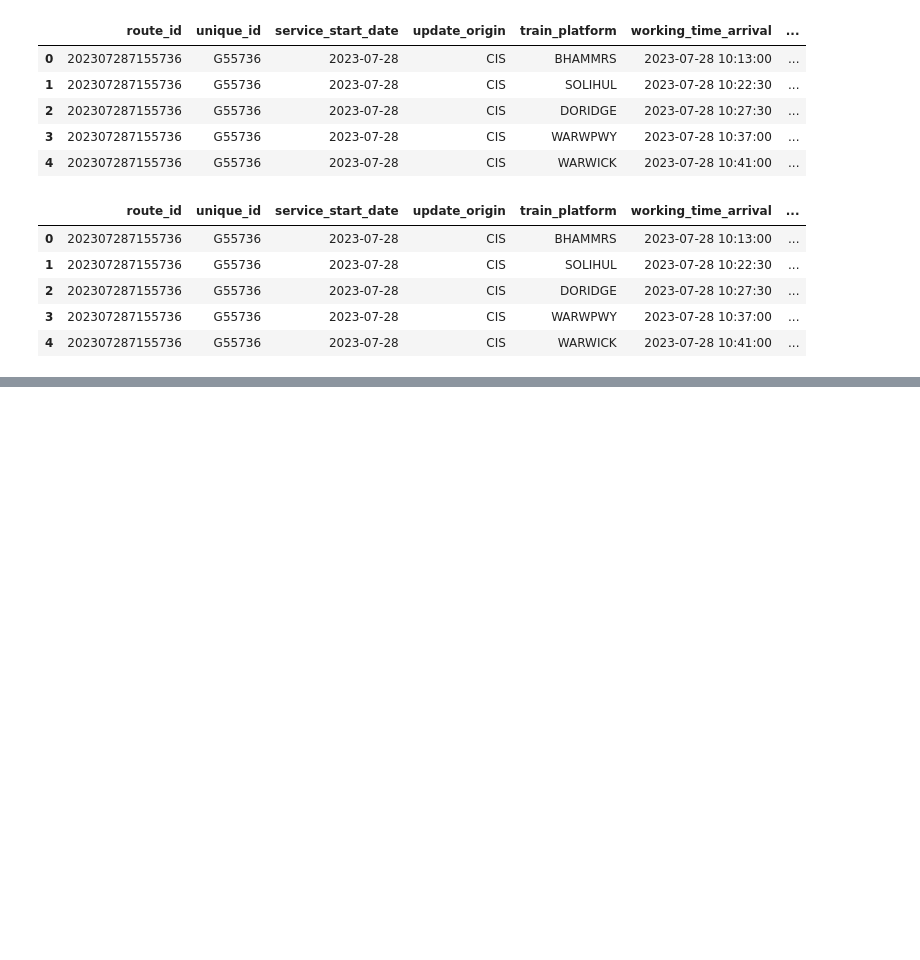
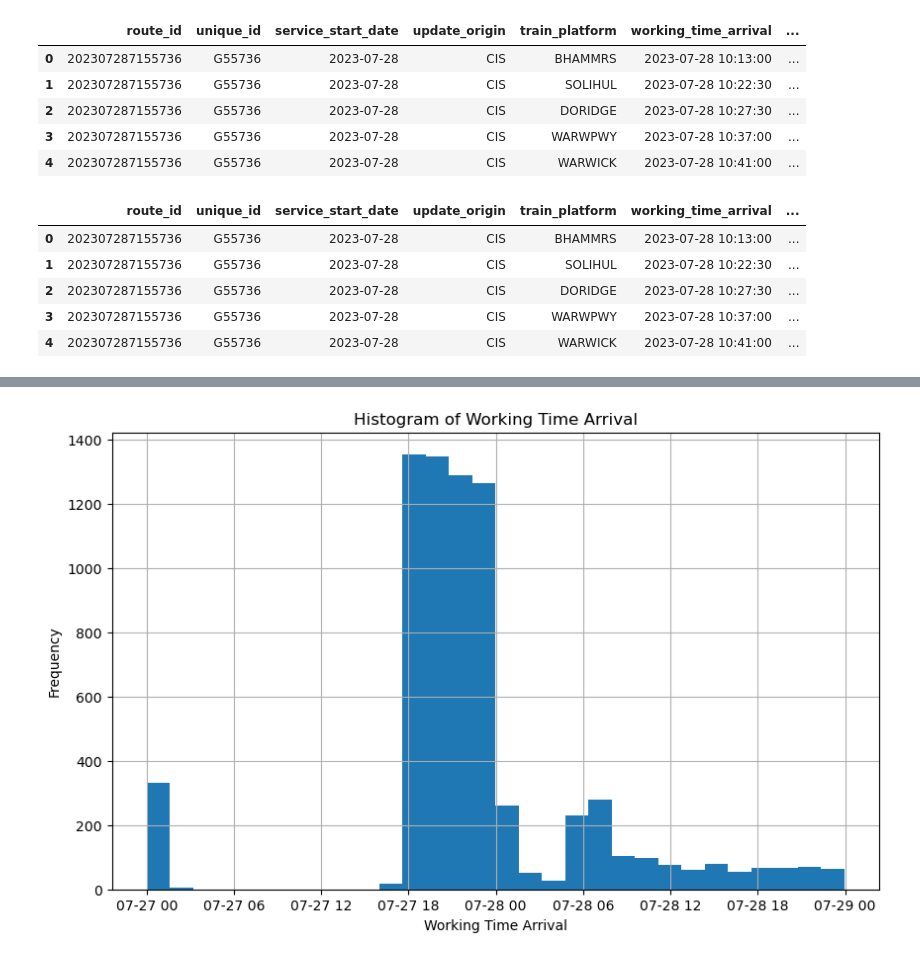
Before and after one commit to BrianLevesque/UK-National-Rail-Performance-Project, a Jupyter notebook: Final Capstone Project EDA.ipynb, the cells around one changed output, grey strips where cells are left out. Saved outputs shown, nothing was run; the diff lists cells and outputs as text; code cells hidden in the pictures; blank space fills up the shorter version.

```diff
--- a/Final Capstone Project EDA.ipynb
+++ b/Final Capstone Project EDA.ipynb
@@ -292,0 +311,11 @@ df_pd.to_csv('output_cleaned_data.csv', index = False)
+# %%
+import matplotlib.pyplot as plt
+
+plt.figure(figsize=(10, 6))
+pandas_df['working_time_arrival'].hist(bins=30)
+plt.title('Histogram of Working Time Arrival')
+plt.xlabel('Working Time Arrival')
+plt.ylabel('Frequency')
+plt.show()
+# %% [output]
+[figure, added]
```
Also changed, not shown: parts of 14 cells of this notebook.
